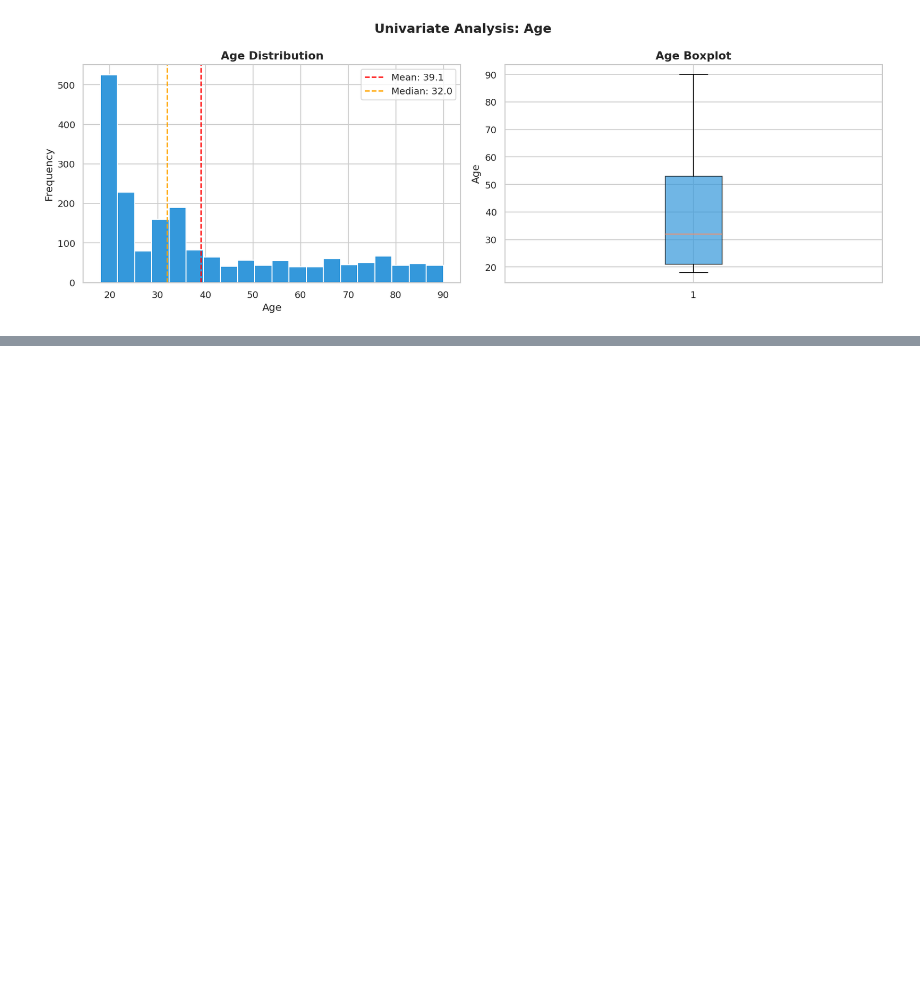
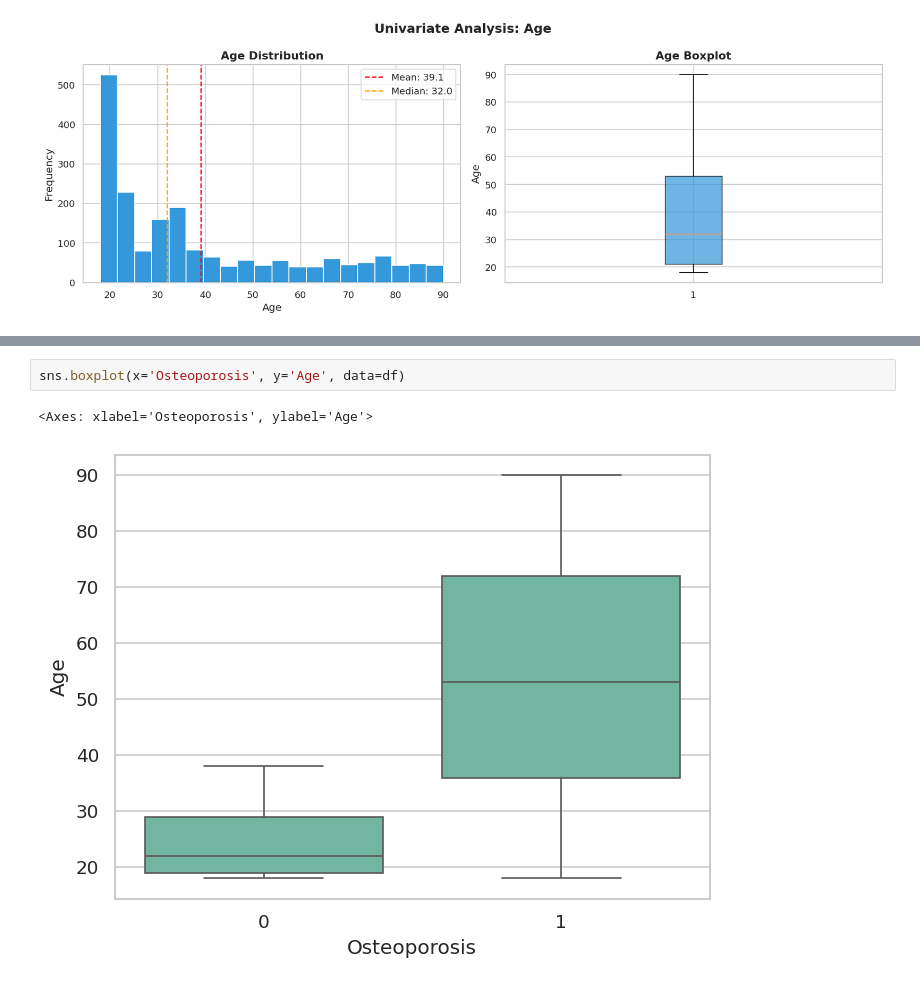
Before and after one commit to afeefanver/Osteoporosis-Risk-Prediction, a Jupyter notebook: EDA(Oesto).ipynb, the cells around one changed output, grey strips where cells are left out. Drawn from its saved outputs; the diff is of its cells as text; blank space fills up the shorter version.

```diff
--- a/EDA(Oesto).ipynb
+++ b/EDA(Oesto).ipynb
@@ -224,0 +310,5 @@ plt.show()
+# %%
+sns.boxplot(x='Osteoporosis', y='Age', data=df)
+# %% [output]
+<Axes: xlabel='Osteoporosis', ylabel='Age'>
+[figure, added]
```
Also changed, not shown: parts of 11 cells of this notebook.
